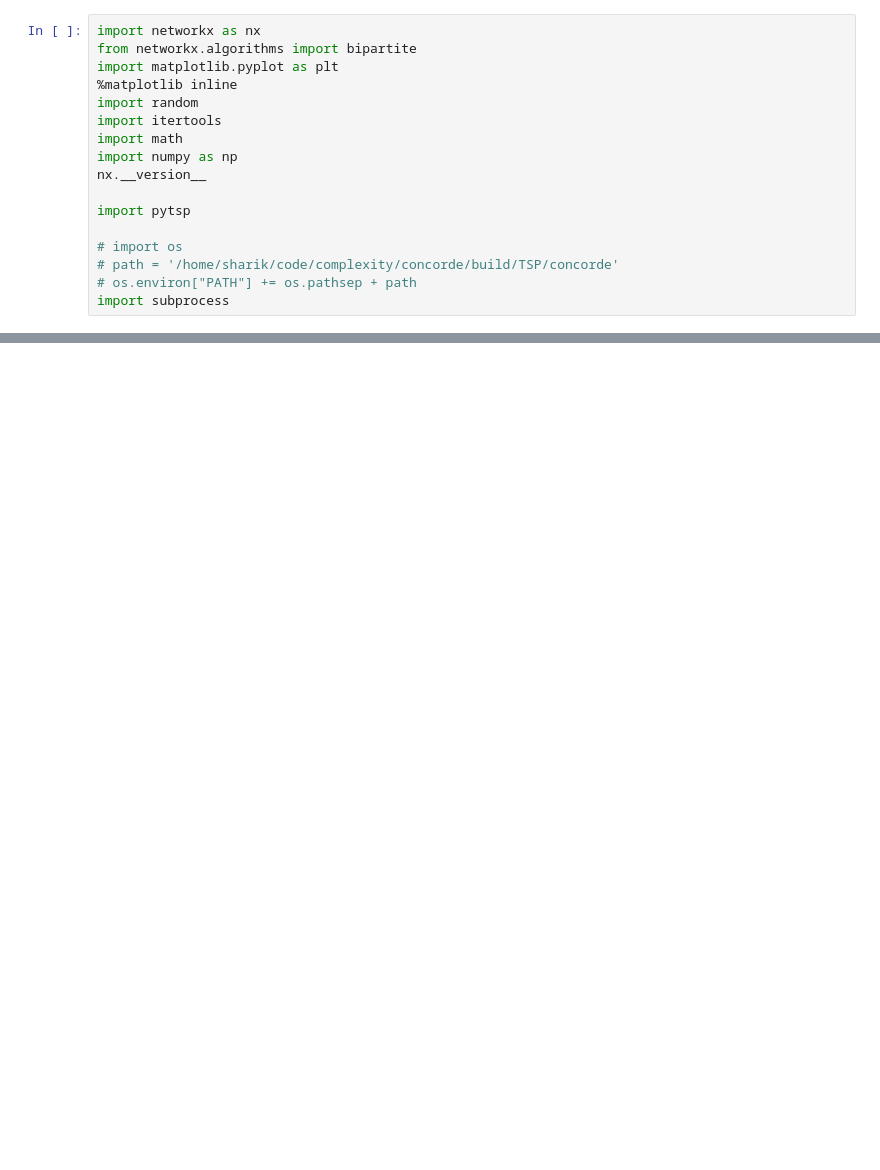
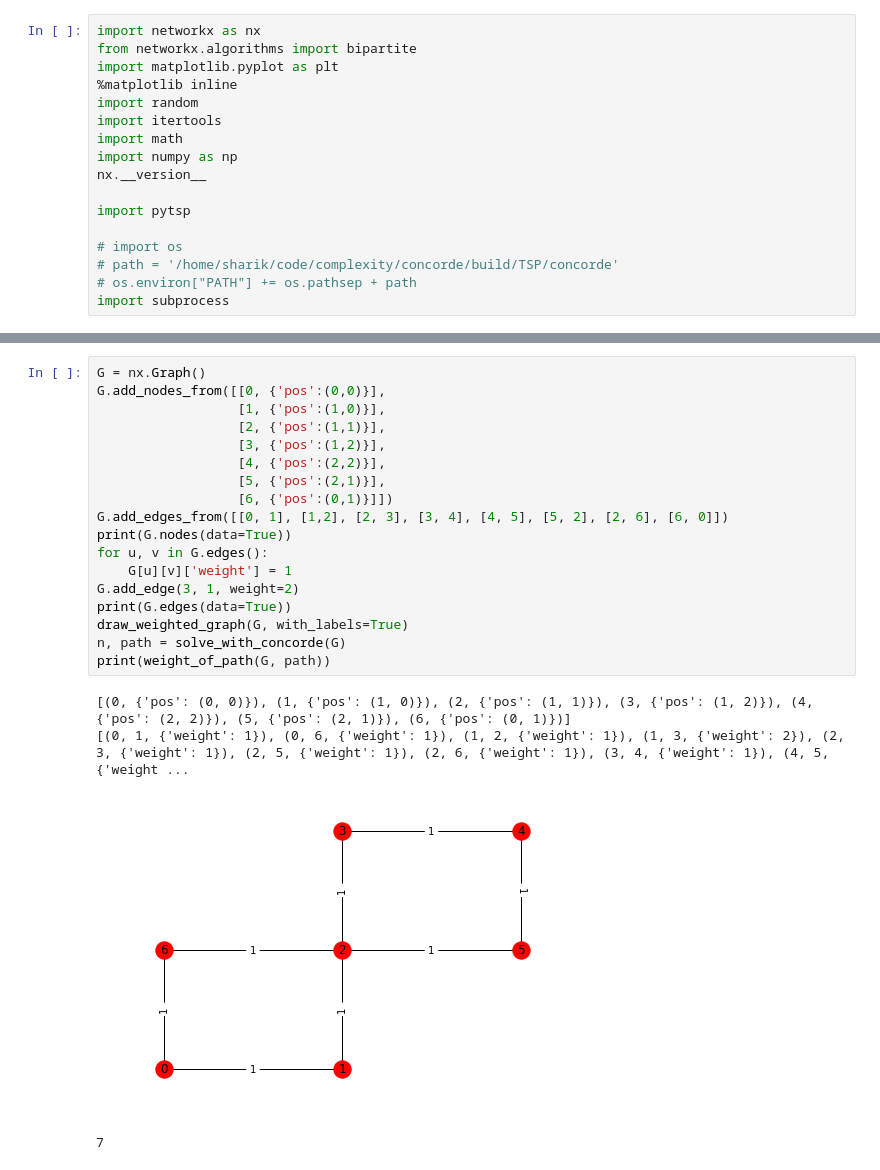
Before and after one commit to Wiki-fan/MIPT-all, a Jupyter notebook: Untitled.ipynb, the cells around one changed output, grey strips where cells are left out. Drawn from its saved outputs; the diff is of its cells as text; blank space fills up the shorter version.

```diff
--- a/Untitled.ipynb
+++ b/Untitled.ipynb
@@ -279,3 +121,26 @@ print(weight_of_path(G, path))
+# %%
+G = nx.Graph()
+G.add_nodes_from([[0, {'pos':(0,0)}],
+                  [1, {'pos':(1,0)}],
+                  [2, {'pos':(1,1)}],
+                  [3, {'pos':(1,2)}],
+                  [4, {'pos':(2,2)}],
+                  [5, {'pos':(2,1)}],
+                  [6, {'pos':(0,1)}]])
+G.add_edges_from([[0, 1], [1,2], [2, 3], [3, 4], [4, 5], [5, 2], [2, 6], [6, 0]])
+print(G.nodes(data=True))
+for u, v in G.edges():
+    G[u][v]['weight'] = 1
+G.add_edge(3, 1, weight=2)
+print(G.edges(data=True))
+draw_weighted_graph(G, with_labels=True)
+n, path = solve_with_concorde(G)
+print(weight_of_path(G, path))
+# %% [output]
+[(0, {'pos': (0, 0)}), (1, {'pos': (1, 0)}), (2, {'pos': (1, 1)}), (3, {'pos': (1, 2)}), (4, {'pos': (2, 2)}), (5, {'pos': (2, 1)}), (6, {'pos': (0, 1)})]
+[(0, 1, {'weight': 1}), (0, 6, {'weight': 1}), (1, 2, {'weight': 1}), (1, 3, {'weight': 2}), (2, 3, {'weight': 1}), (2, 5, {'weight': 1}), (2, 6, {'weight': 1}), (3, 4, {'weight': 1}), (4, 5, {'weight ...
+[figure, added]
+7
 # %%
 def powerset(iterable):
     xs = list(iterable)
```
Also changed, not shown: parts of 12 cells of this notebook.
